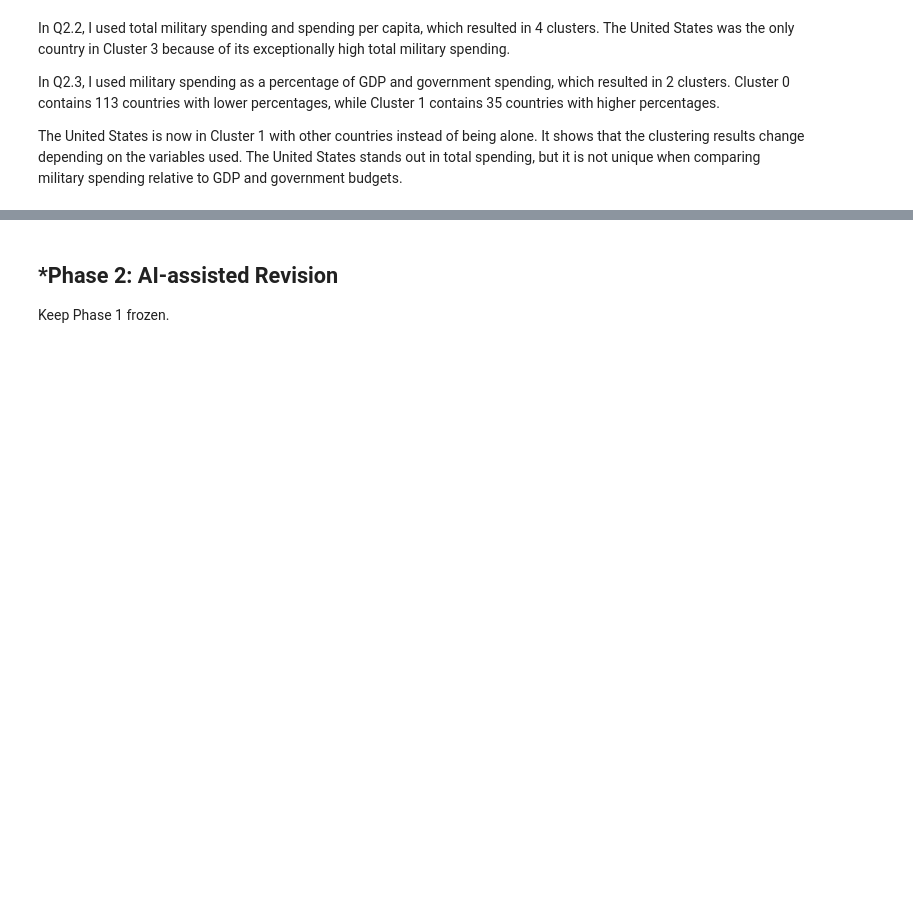
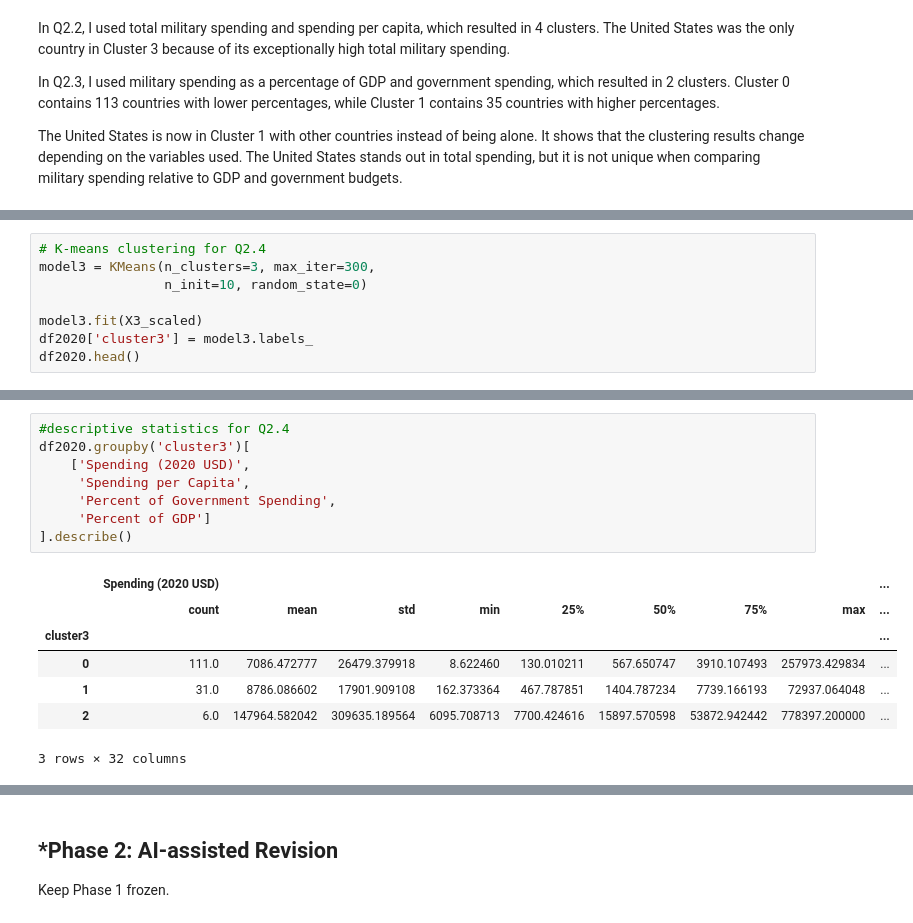
Before and after one commit to raffaellaalpaca-ai/A04-clustering, a Jupyter notebook: notebook.ipynb, the cells around one changed output, grey strips where cells are left out. Cells and saved outputs as stored; diff of their text form; blank space fills up the shorter version.

```diff
--- a/notebook.ipynb
+++ b/notebook.ipynb
@@ -441,0 +478,8 @@ The United States is now in Cluster 1 with other countries instead of being alon
+# %%
+# K-means clustering for Q2.4
+model3 = KMeans(n_clusters=3, max_iter=300,
+                n_init=10, random_state=0)
+
+model3.fit(X3_scaled)
+df2020['cluster3'] = model3.labels_
+df2020.head()
@@ -441,0 +493,16 @@ The United States is now in Cluster 1 with other countries instead of being alon
+# %%
+#descriptive statistics for Q2.4
+df2020.groupby('cluster3')[
+    ['Spending (2020 USD)',
+     'Spending per Capita',
+     'Percent of Government Spending',
+     'Percent of GDP']
+].describe()
+# %% [output]
+|  | Spending (2020 USD) |  |  |  |  |  |  |  | ... |
+|  | count | mean | std | min | 25% | 50% | 75% | max | ... |
+| cluster3 |  |  |  |  |  |  |  |  | ... |
+| 0 | 111.0 | 7086.472777 | 26479.379918 | 8.622460 | 130.010211 | 567.650747 | 3910.107493 | 257973.429834 | ... |
+| 1 | 31.0 | 8786.086602 | 17901.909108 | 162.373364 | 467.787851 | 1404.787234 | 7739.166193 | 72937.064048 | ... |
+| 2 | 6.0 | 147964.582042 | 309635.189564 | 6095.708713 | 7700.424616 | 15897.570598 | 53872.942442 | 778397.200000 | ... |
+3 rows × 32 columns
```
Also changed, not shown: parts of 9 cells of this notebook.
